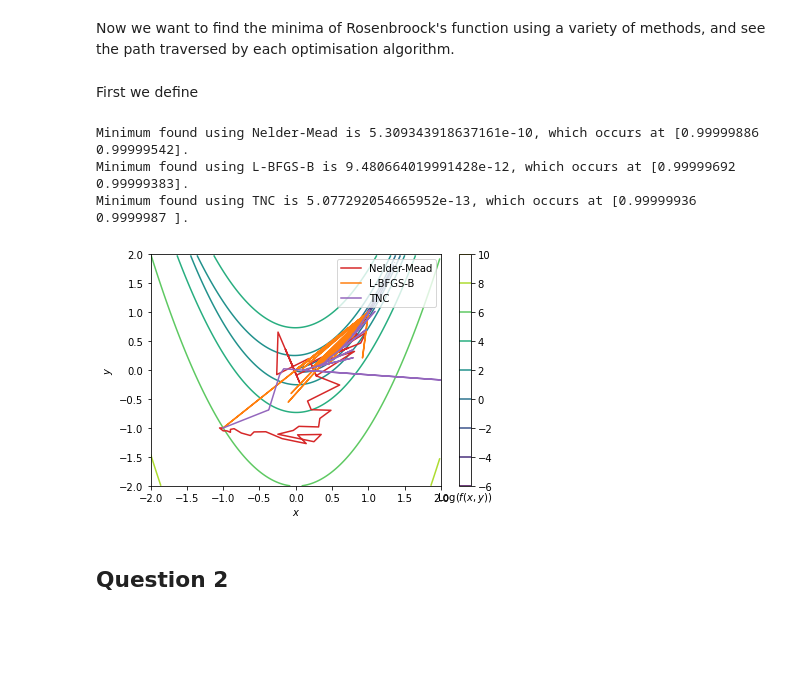
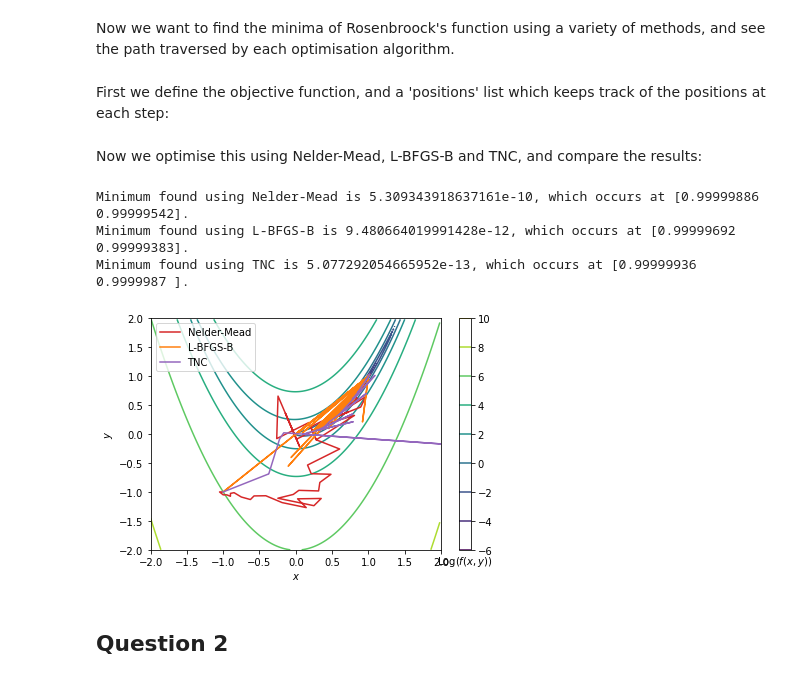
Before and after one commit to chemron/Data_analysis_2021, a Jupyter notebook: pset_2.ipynb, the cells around one changed output. Saved outputs shown, nothing was run; the diff lists cells and outputs as text; code cells hidden in the pictures; blank space fills up the shorter version.

```diff
--- a/pset_2.ipynb
+++ b/pset_2.ipynb
@@ -34,4 +34,4 @@ cbar.ax.set_xlabel(r'Log($f(x, y)$)');
 # %% [markdown]
 Now we want to find the minima of Rosenbroock's function using a variety of methods, and see the path traversed by each optimisation algorithm.
 # %% [markdown]
-First we define
+First we define the objective function, and a 'positions' list which keeps track of the positions at each step:
@@ -38,36 +44,34 @@ First we define
+# %% [markdown]
+Now we optimise this using Nelder-Mead, L-BFGS-B and TNC, and compare the results:
 # %%
-positions = []
 
-def objective_function(theta):
-    positions.append(theta)
-    return rosenbrocks(*theta)
 
 
 methods = ['Nelder-Mead', 'L-BFGS-B', 'TNC']
 cmap = ['tab:red', 'tab:orange', 'tab:purple']
 c = 0
 for method in methods:
     positions = []
 
     op_result = op.minimize(
         objective_function,
         [-1, -1],
         method=method)
     minimum = rosenbrocks(*op_result.x)
     print(f"Minimum found using {method} is {minimum}, which occurs at {op_result.x}.")
     positions = np.array(positions).T
     ax.plot(positions[0], positions[1], label=method, c=cmap[c])
     c += 1
-ax.legend()
+ax.legend(loc="upper left")
 ax.set_xlim(-2, 2)
 ax.set_ylim(-2, 2)
 fig.tight_layout()
 fig
 # %% [output]
 Minimum found using Nelder-Mead is 5.309343918637161e-10, which occurs at [0.99999886 0.99999542].
 Minimum found using L-BFGS-B is 9.480664019991428e-12, which occurs at [0.99999692 0.99999383].
 Minimum found using TNC is 5.077292054665952e-13, which occurs at [0.99999936 0.9999987 ].
-[figure, old version]
+[figure, new version]
 # %% [markdown]
 ## Question 2
 # %% [markdown]
```
Also changed, not shown: parts of 39 cells of this notebook.
